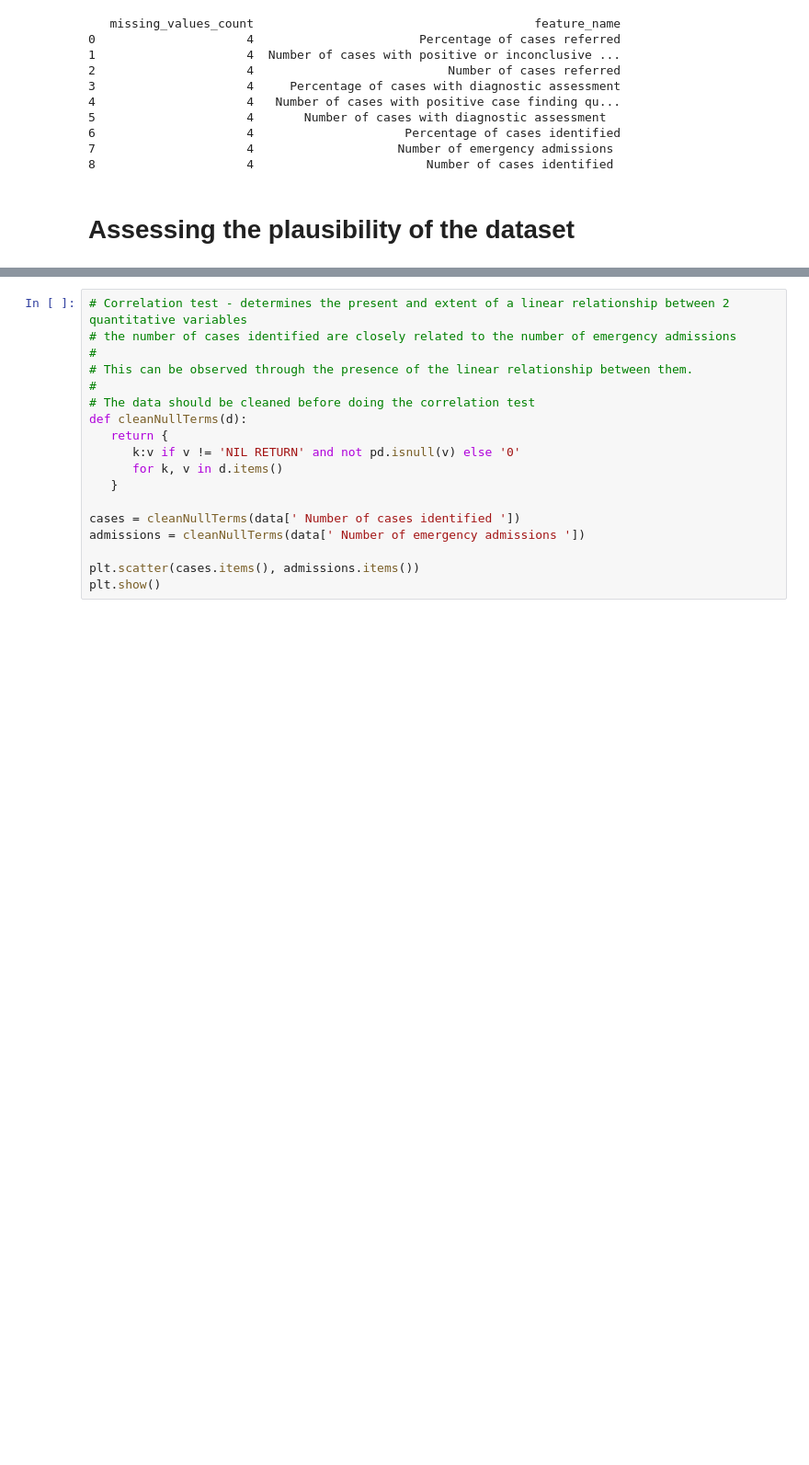
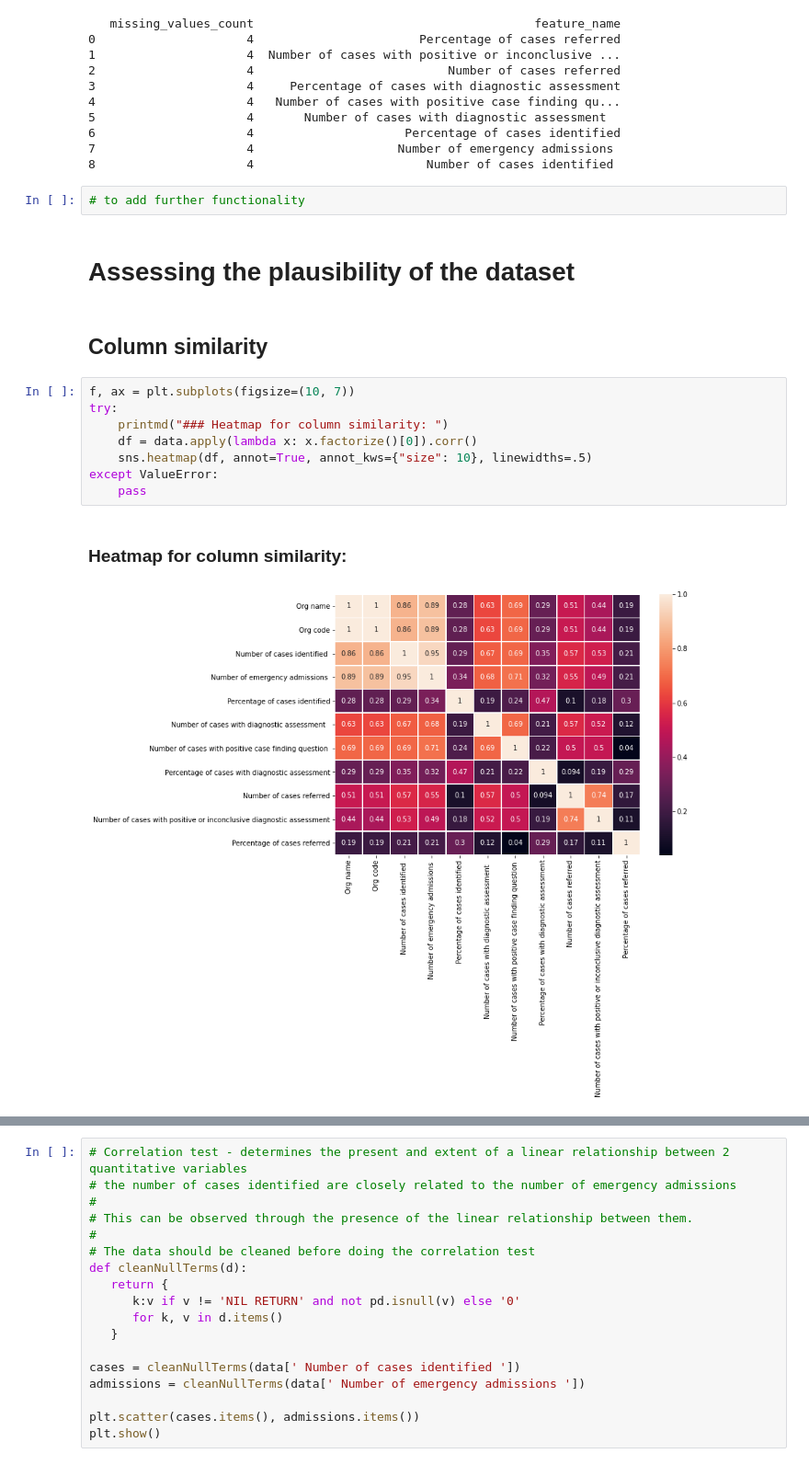
Before and after one commit to vintage-maeve/Data_quality, a Jupyter notebook: Establishing data quality.ipynb, the cells around one changed output, grey strips where cells are left out. Shown at 92% size. Drawn from its saved outputs; the diff is of its cells as text; blank space fills up the shorter version.

```diff
--- a/Establishing data quality.ipynb
+++ b/Establishing data quality.ipynb
@@ -197,5 +194,20 @@ else:
 6                     4                     Percentage of cases identified
 7                     4                    Number of emergency admissions
 8                     4                        Number of cases identified
+# %%
+# to add further functionality
 # %% [markdown]
 # Assessing the plausibility of the dataset
+# %% [markdown]
+## Column similarity
+# %%
+f, ax = plt.subplots(figsize=(10, 7))
+try:
+    printmd("### Heatmap for column similarity: ")
+    df = data.apply(lambda x: x.factorize()[0]).corr()
+    sns.heatmap(df, annot=True, annot_kws={"size": 10}, linewidths=.5)
+except ValueError:
+    pass
+# %% [output]
+### Heatmap for column similarity:
+[figure, added]
```
Also changed, not shown: parts of 7 cells of this notebook.
